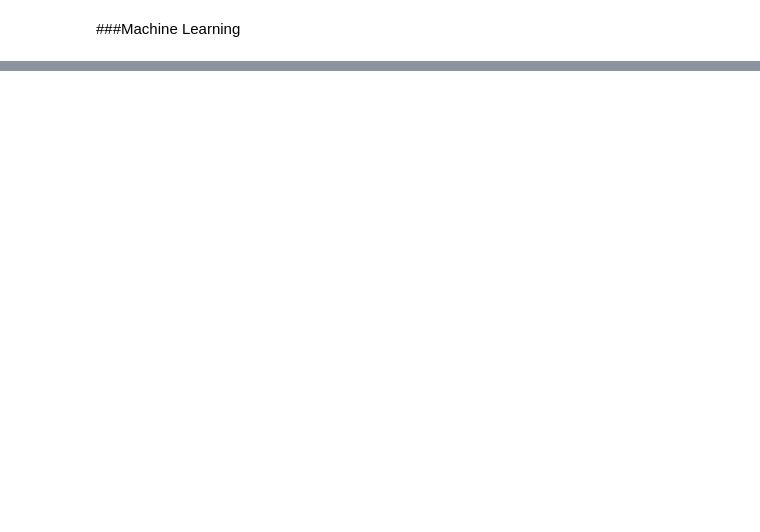
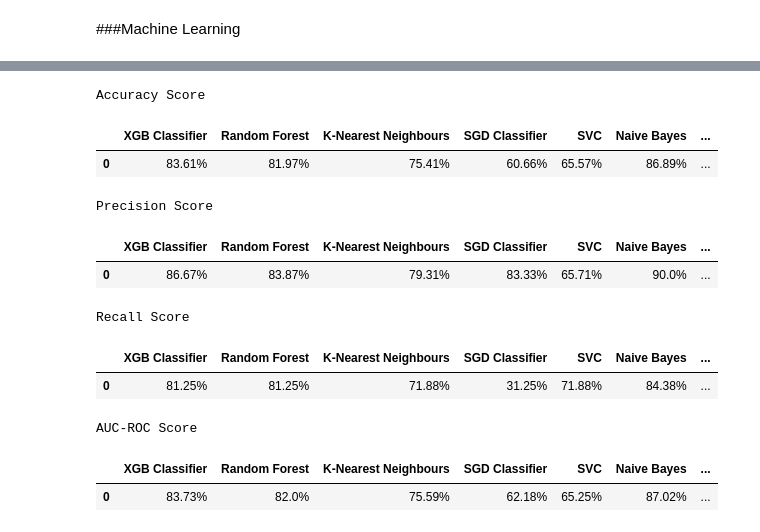
Before and after one commit to kayodeolusanya/Peterside-Hospital-Heart-Disease-ML-Project, a Jupyter notebook: Peterside_Hospital_Heart_Disease_ML.ipynb, the cells around one changed output, grey strips where cells are left out. Cells and saved outputs as stored; diff of their text form; code cells hidden in the pictures; blank space fills up the shorter version.

```diff
--- a/Peterside_Hospital_Heart_Disease_ML.ipynb
+++ b/Peterside_Hospital_Heart_Disease_ML.ipynb
@@ -329,0 +404,69 @@ X_train, X_test, y_train,y_test = train_test_split(df1, label, test_size=0.2, ra
+# %%
+# Using 8 Machine Learning Algorithms to the dataset at a go
+
+Classifiers = [[XGBClassifier(), 'XGB Classifier'],
+               [RandomForestClassifier(),'Random Forest'],
+               [KNeighborsClassifier(),'K-Nearest Neighbours'],
+               [SGDClassifier(), 'SGD Classifier' ],
+               [SVC(), 'SVC'],
+               [GaussianNB(), 'Naive Bayes'],
+               [DecisionTreeClassifier(random_state=42),'DecisionTree'],
+               [LogisticRegression(), 'Logistic Regression']
+               ]
+# %%
+acc_list = {}
+precision_list = {}
+recall_list = {}
+roc_list = {}
+
+for classifier in Classifiers:
+  model = classifier[0]
+  model.fit(X_train, y_train)
+  model_name = classifier[1]
+
+  pred = model.predict(X_test)
+
+  a_score = accuracy_score(y_test, pred)
+  p_score = precision_score(y_test, pred)
+  r_score = recall_score(y_test, pred)
+  roc_score = roc_auc_score(y_test, pred)
+
+  acc_list[model_name] = ([str(round(a_score*100, 2))+'%'])
+  precision_list[model_name] = ([str(round(p_score*100, 2))+'%'])
+  recall_list[model_name] = ([str(round(r_score*100, 2))+'%'])
+  roc_list[model_name] = ([str(round(roc_score*100, 2))+'%'])
+
+  if model_name != Classifiers[-1][1]:
+    print('')
+# %%
+print('Accuracy Score')
+s1 = pd.DataFrame(acc_list)
+s1.head()
+# %% [output]
+Accuracy Score
+|  | XGB Classifier | Random Forest | K-Nearest Neighbours | SGD Classifier | SVC | Naive Bayes | ... |
+| 0 | 83.61% | 81.97% | 75.41% | 60.66% | 65.57% | 86.89% | ... |
+# %%
+print('Precision Score')
+s2 = pd.DataFrame(precision_list)
+s2.head()
+# %% [output]
+Precision Score
+|  | XGB Classifier | Random Forest | K-Nearest Neighbours | SGD Classifier | SVC | Naive Bayes | ... |
+| 0 | 86.67% | 83.87% | 79.31% | 83.33% | 65.71% | 90.0% | ... |
+# %%
+print('Recall Score')
+s3 = pd.DataFrame(recall_list)
+s3.head()
+# %% [output]
+Recall Score
+|  | XGB Classifier | Random Forest | K-Nearest Neighbours | SGD Classifier | SVC | Naive Bayes | ... |
+| 0 | 81.25% | 81.25% | 71.88% | 31.25% | 71.88% | 84.38% | ... |
+# %%
+print('AUC-ROC Score')
+s4 = pd.DataFrame(roc_list)
+s4.head()
+# %% [output]
+AUC-ROC Score
+|  | XGB Classifier | Random Forest | K-Nearest Neighbours | SGD Classifier | SVC | Naive Bayes | ... |
+| 0 | 83.73% | 82.0% | 75.59% | 62.18% | 65.25% | 87.02% | ... |
```
Also changed, not shown: parts of 6 cells of this notebook.
